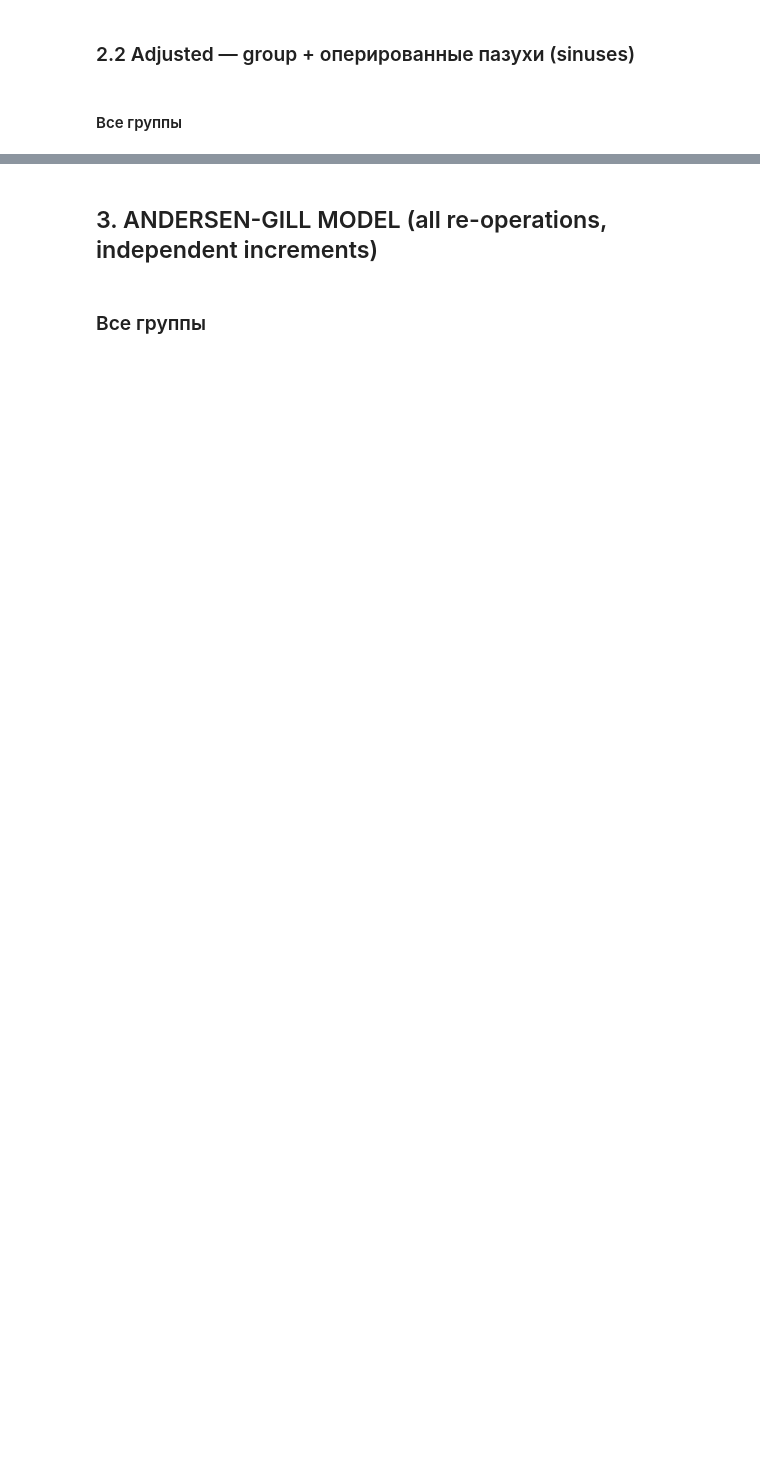
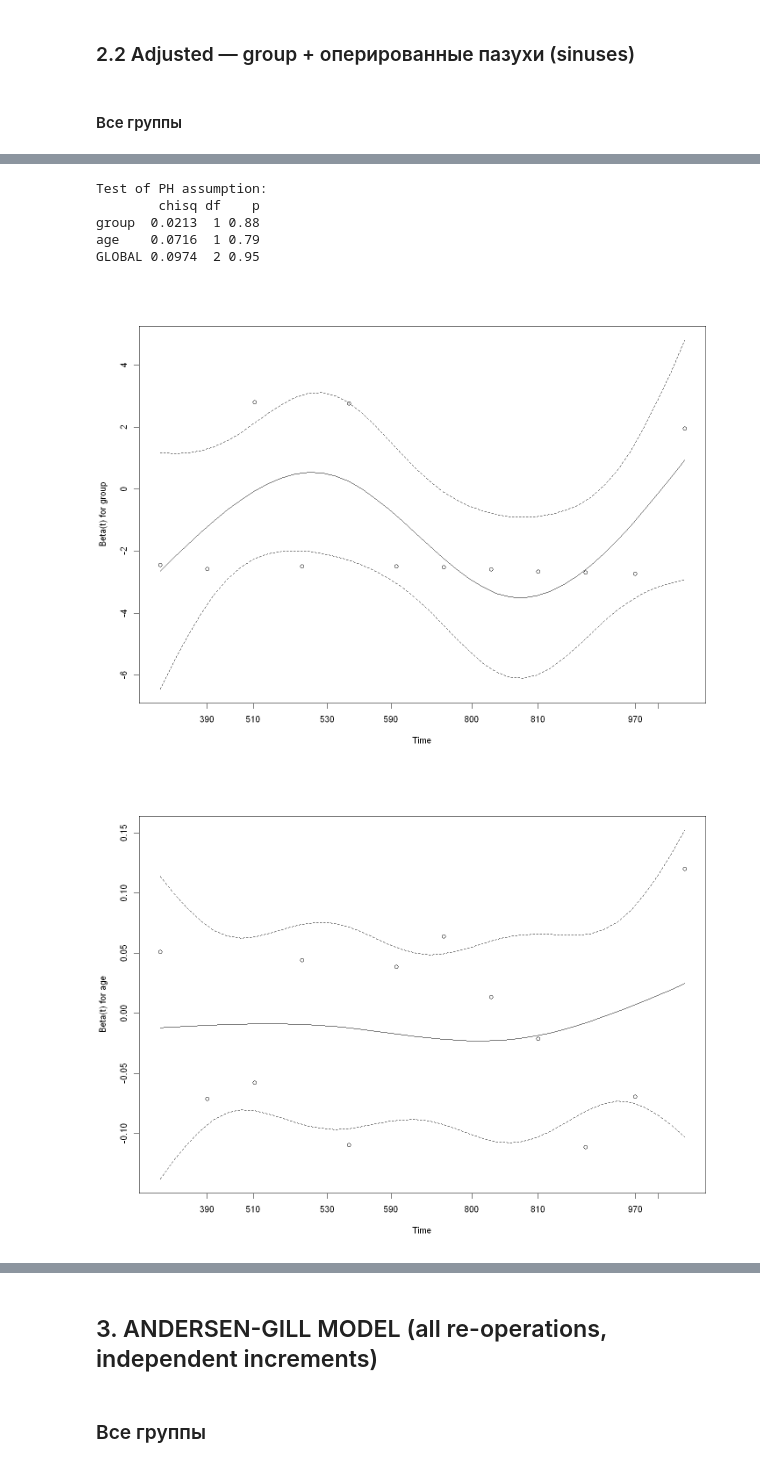
Before and after one commit to maat4maat/lor01, a Jupyter notebook: jupyter/time-event.ipynb, the cells around one changed output, grey strips where cells are left out. Saved outputs shown, nothing was run; the diff lists cells and outputs as text; code cells hidden in the pictures; blank space fills up the shorter version.

```diff
--- a/jupyter/time-event.ipynb
+++ b/jupyter/time-event.ipynb
@@ -614,0 +947,4 @@ plot(ph_test_adj_og)
+# %%
+cox_fit_adj_og <- coxph(Surv(time_first, event_first) ~ group + age, data = first_reop_df_og)
+cat("\nCox PH model summary — ОГ combined (group + age):\n")
+print(summary(cox_fit_adj_og))
@@ -614,0 +969,15 @@ plot(ph_test_adj_og)
+# %%
+# Plot Schoenfeld residuals for PH test (OG combined)
+cat("\nTest of PH assumption:\n")
+ph_test_adj_og <- cox.zph(cox_fit_adj_og)
+print(ph_test_adj_og)
+# Plot Schoenfeld residuals for PH test (OG combined)
+plot(ph_test_adj_og)
+# %% [output]
+Test of PH assumption:
+        chisq df    p
+group  0.0213  1 0.88
+age    0.0716  1 0.79
+GLOBAL 0.0974  2 0.95
+[figure, added]
+[figure, added]
```
Also changed, not shown: parts of 252 cells of this notebook.
